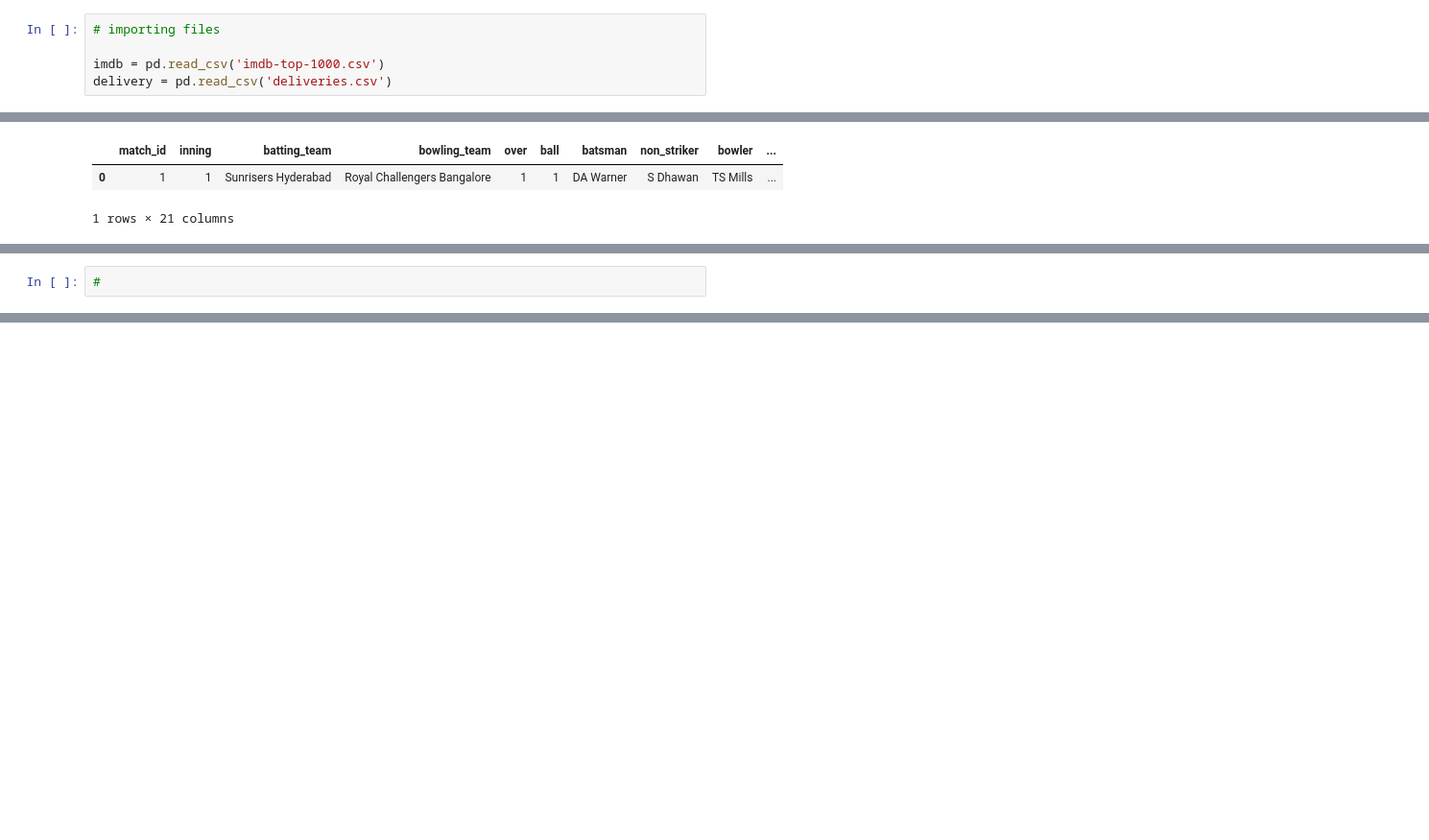
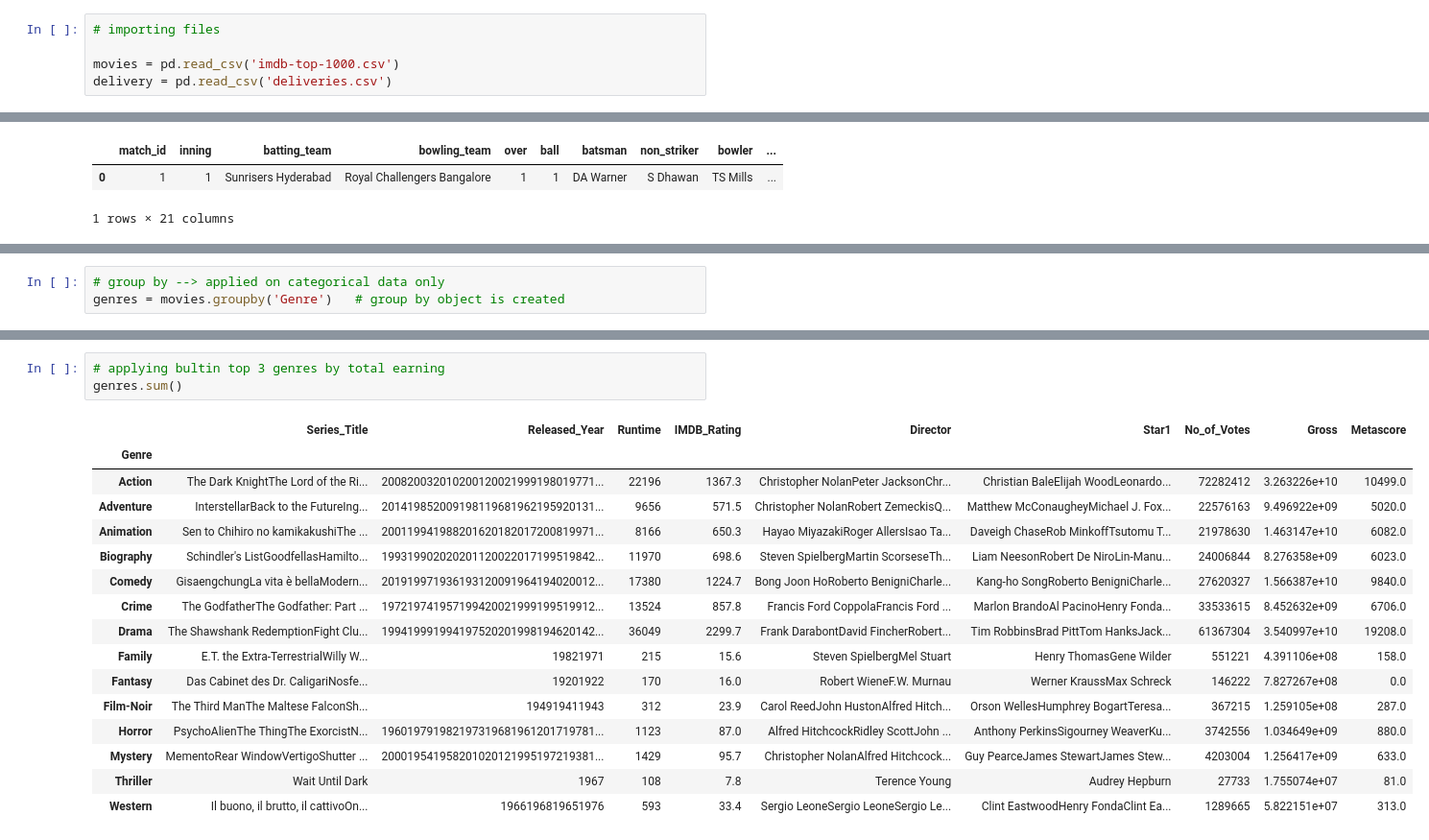
Before and after one commit to Techno-Hub19/py-pandas-tutorials, a Jupyter notebook: Panda_GroupBy/tutorial-1.ipynb, the cells around one changed output, grey strips where cells are left out. Shown at 96% size. Saved outputs shown, nothing was run; the diff lists cells and outputs as text; blank space fills up the shorter version.

Commit message:
Added new lines of code  Panda_GroupBy/tutorial-1.ipynb

```diff
--- a/Panda_GroupBy/tutorial-1.ipynb
+++ b/Panda_GroupBy/tutorial-1.ipynb
@@ -5,6 +5,6 @@ import pandas as pd
 # %%
 # importing files
 
-imdb = pd.read_csv('imdb-top-1000.csv')
+movies = pd.read_csv('imdb-top-1000.csv')
 delivery = pd.read_csv('deliveries.csv')
 # %%
@@ -21,2 +25,3 @@ delivery.head(1)
 # %%
-#
+# group by --> applied on categorical data only
+genres = movies.groupby('Genre')   # group by object is created
@@ -22,0 +44,20 @@ delivery.head(1)
+# %%
+# applying bultin top 3 genres by total earning
+genres.sum()
+# %% [output]
+|  | Series_Title | Released_Year | Runtime | IMDB_Rating | Director | Star1 | No_of_Votes | Gross | Metascore |
+| Genre |  |  |  |  |  |  |  |  |  |
+| Action | The Dark KnightThe Lord of the Ri... | 200820032010200120021999198019771... | 22196 | 1367.3 | Christopher NolanPeter JacksonChr... | Christian BaleElijah WoodLeonardo... | 72282412 | 3.263226e+10 | 10499.0 |
+| Adventure | InterstellarBack to the FutureIng... | 201419852009198119681962195920131... | 9656 | 571.5 | Christopher NolanRobert ZemeckisQ... | Matthew McConaugheyMichael J. Fox... | 22576163 | 9.496922e+09 | 5020.0 |
+| Animation | Sen to Chihiro no kamikakushiThe ... | 200119941988201620182017200819971... | 8166 | 650.3 | Hayao MiyazakiRoger AllersIsao Ta... | Daveigh ChaseRob MinkoffTsutomu T... | 21978630 | 1.463147e+10 | 6082.0 |
+| Biography | Schindler's ListGoodfellasHamilto... | 199319902020201120022017199519842... | 11970 | 698.6 | Steven SpielbergMartin ScorseseTh... | Liam NeesonRobert De NiroLin-Manu... | 24006844 | 8.276358e+09 | 6023.0 |
+| Comedy | GisaengchungLa vita è bellaModern... | 201919971936193120091964194020012... | 17380 | 1224.7 | Bong Joon HoRoberto BenigniCharle... | Kang-ho SongRoberto BenigniCharle... | 27620327 | 1.566387e+10 | 9840.0 |
+| Crime | The GodfatherThe Godfather: Part ... | 197219741957199420021999199519912... | 13524 | 857.8 | Francis Ford CoppolaFrancis Ford ... | Marlon BrandoAl PacinoHenry Fonda... | 33533615 | 8.452632e+09 | 6706.0 |
+| Drama | The Shawshank RedemptionFight Clu... | 199419991994197520201998194620142... | 36049 | 2299.7 | Frank DarabontDavid FincherRobert... | Tim RobbinsBrad PittTom HanksJack... | 61367304 | 3.540997e+10 | 19208.0 |
+| Family | E.T. the Extra-TerrestrialWilly W... | 19821971 | 215 | 15.6 | Steven SpielbergMel Stuart | Henry ThomasGene Wilder | 551221 | 4.391106e+08 | 158.0 |
+| Fantasy | Das Cabinet des Dr. CaligariNosfe... | 19201922 | 170 | 16.0 | Robert WieneF.W. Murnau | Werner KraussMax Schreck | 146222 | 7.827267e+08 | 0.0 |
+| Film-Noir | The Third ManThe Maltese FalconSh... | 194919411943 | 312 | 23.9 | Carol ReedJohn HustonAlfred Hitch... | Orson WellesHumphrey BogartTeresa... | 367215 | 1.259105e+08 | 287.0 |
+| Horror | PsychoAlienThe ThingThe ExorcistN... | 196019791982197319681961201719781... | 1123 | 87.0 | Alfred HitchcockRidley ScottJohn ... | Anthony PerkinsSigourney WeaverKu... | 3742556 | 1.034649e+09 | 880.0 |
+| Mystery | MementoRear WindowVertigoShutter ... | 200019541958201020121995197219381... | 1429 | 95.7 | Christopher NolanAlfred Hitchcock... | Guy PearceJames StewartJames Stew... | 4203004 | 1.256417e+09 | 633.0 |
+| Thriller | Wait Until Dark | 1967 | 108 | 7.8 | Terence Young | Audrey Hepburn | 27733 | 1.755074e+07 | 81.0 |
+| Western | Il buono, il brutto, il cattivoOn... | 1966196819651976 | 593 | 33.4 | Sergio LeoneSergio LeoneSergio Le... | Clint EastwoodHenry FondaClint Ea... | 1289665 | 5.822151e+07 | 313.0 |
```
Also changed, not shown: parts of 24 cells of this notebook.
